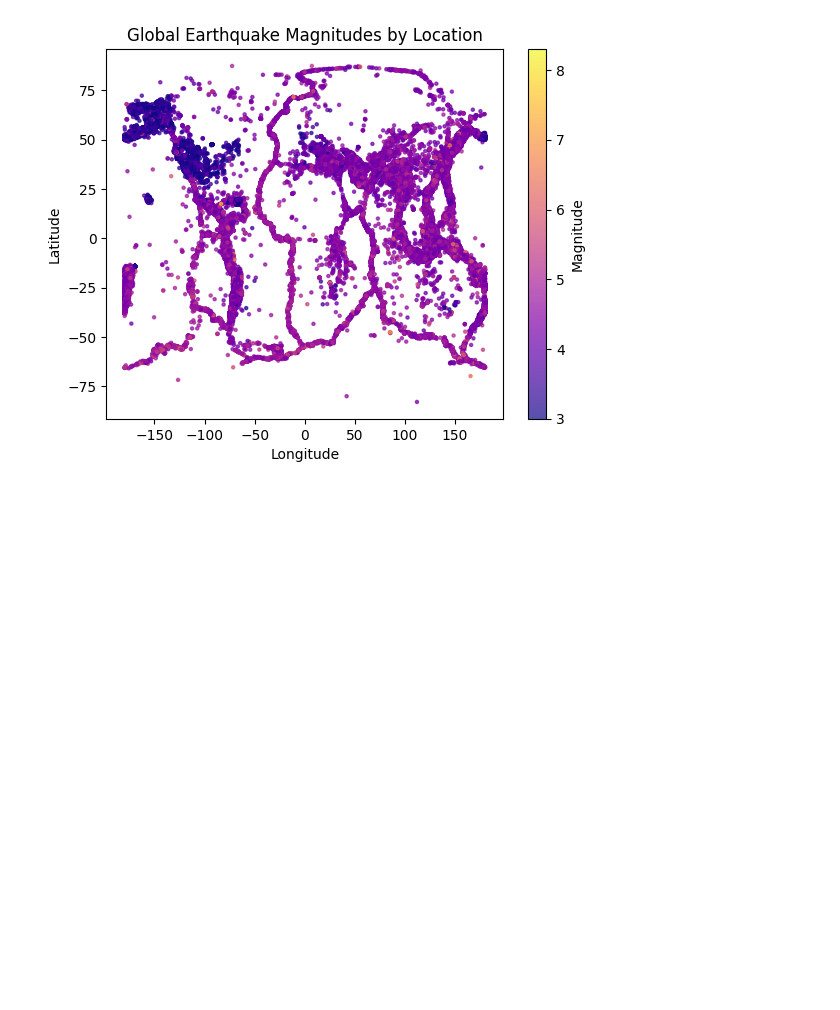
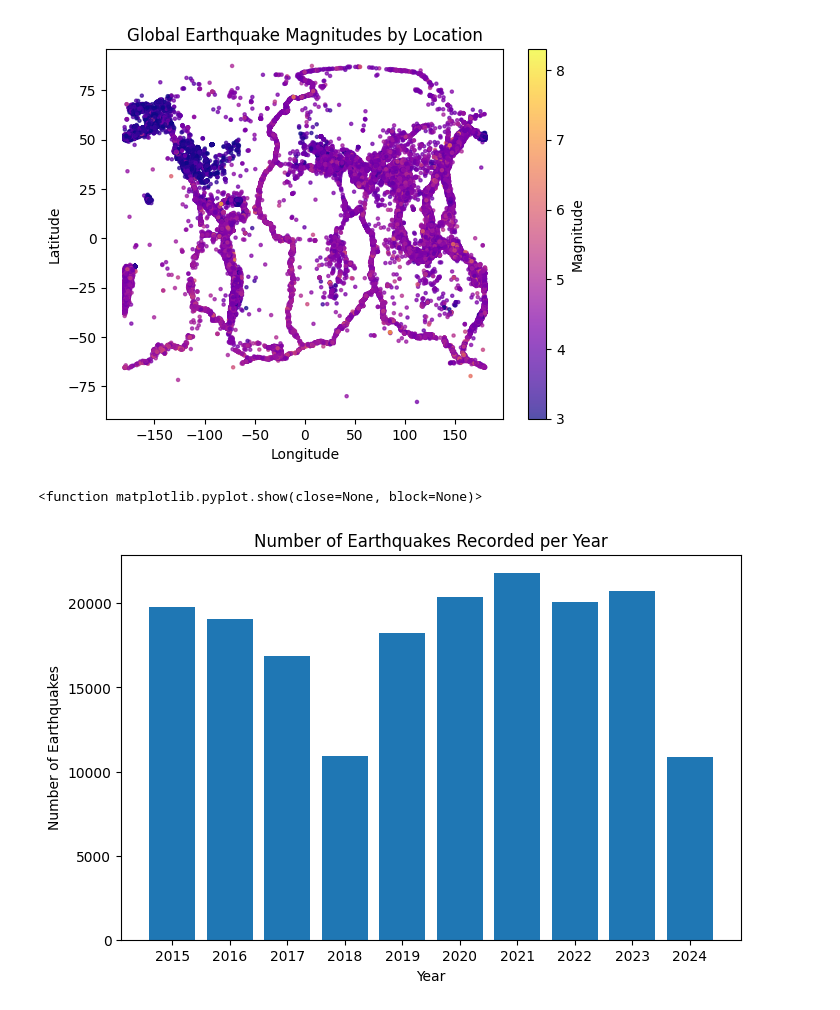
Before and after one commit to CameronKoP4/earthquake-dataset-analysis, a Jupyter notebook: Earthquakes_Dataset.ipynb, the cells around one changed output. Drawn from its saved outputs; the diff is of its cells as text; code cells hidden in the pictures; blank space fills up the shorter version.

```diff
--- a/Earthquakes_Dataset.ipynb
+++ b/Earthquakes_Dataset.ipynb
@@ -183,3 +183,21 @@ cbar.set_label("Magnitude")
 plt.show()
 # %% [output]
 [figure]
+# %%
+df["time"] = pd.to_datetime(df["time"], format = 'ISO8601')
+df["year"] = df["time"].dt.year
+
+year_counts = df["year"].value_counts().sort_index()
+
+plt.figure(figsize=(8,5))
+plt.bar(year_counts.index, year_counts.values)
+
+plt.xlabel("Year")
+plt.ylabel("Number of Earthquakes")
+plt.title("Number of Earthquakes Recorded per Year")
+plt.xticks(year_counts.index)
+
+plt.show
+# %% [output]
+<function matplotlib.pyplot.show(close=None, block=None)>
+[figure, added]
```
